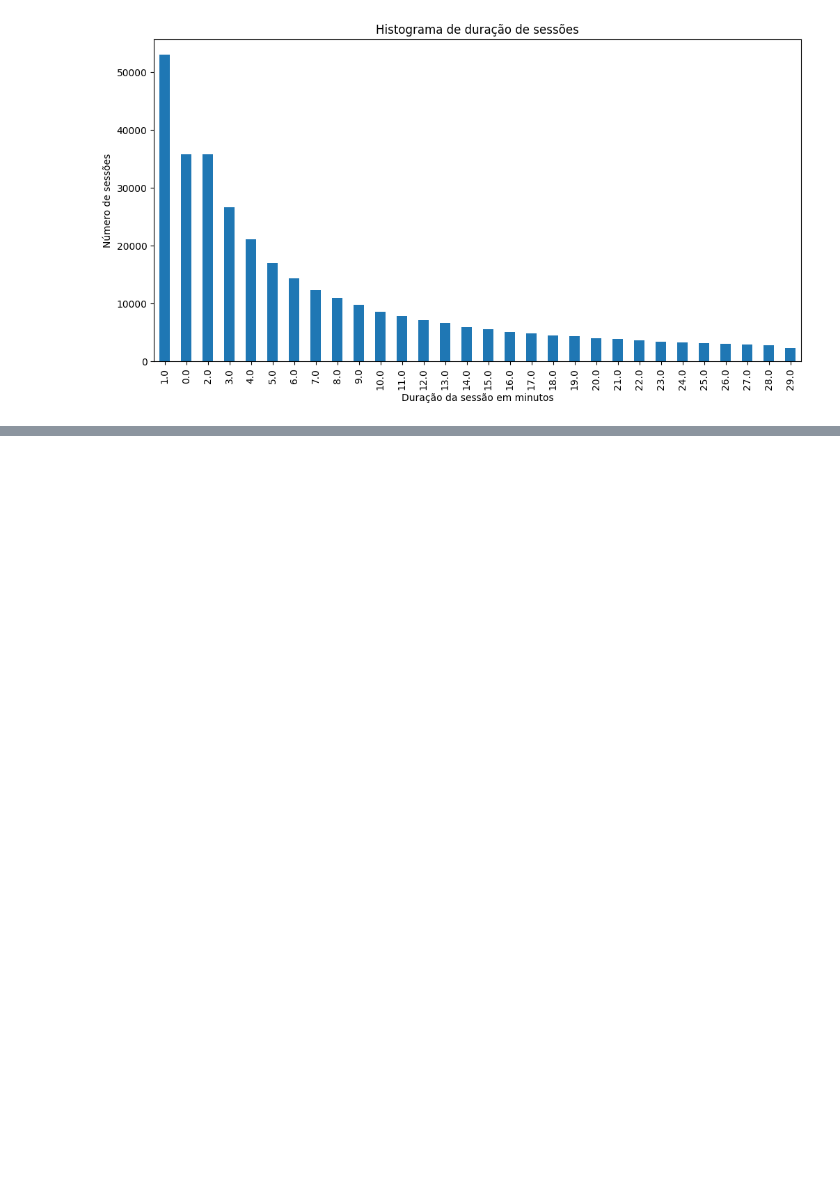
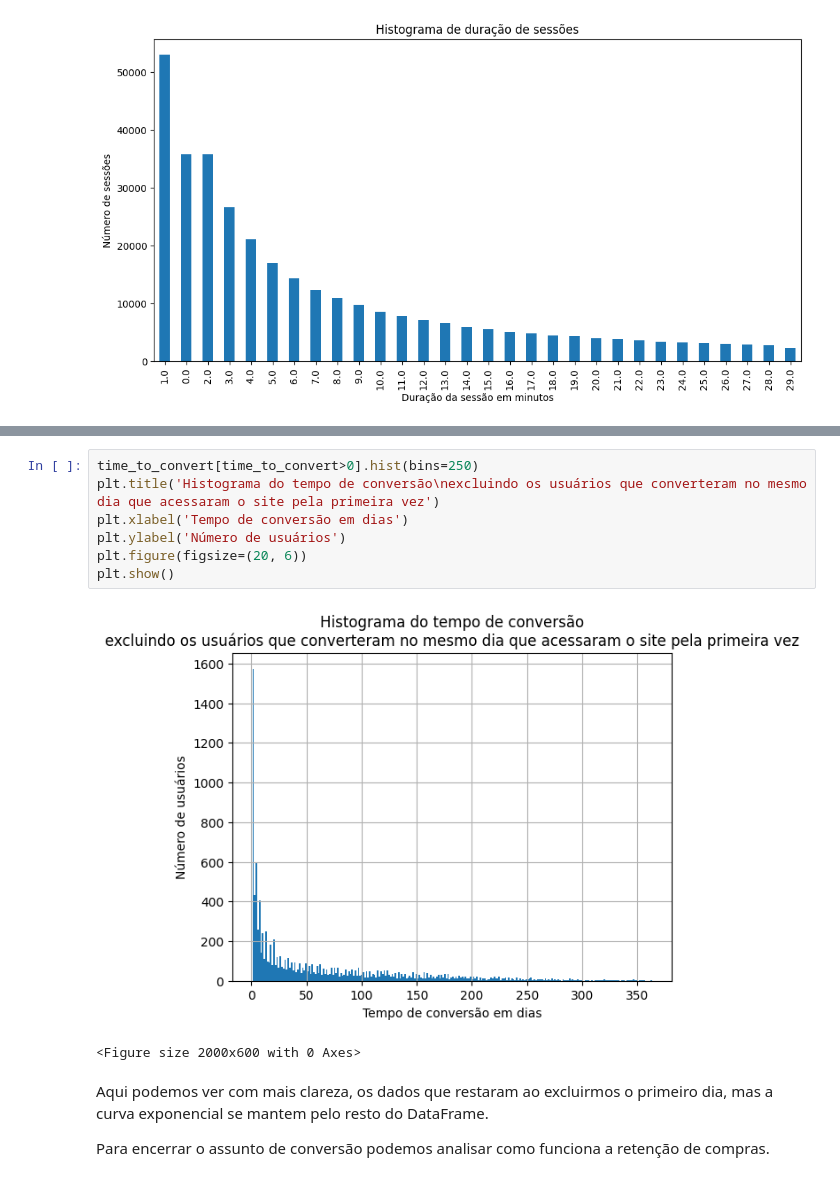
Before and after one commit to gustavoquareli/projeto-S_08, a Jupyter notebook: notebook.ipynb, the cells around one changed output, grey strips where cells are left out. Drawn from its saved outputs; the diff is of its cells as text; blank space fills up the shorter version.

```diff
--- a/notebook.ipynb
+++ b/notebook.ipynb
@@ -344,0 +521,14 @@ plt.show()
+# %%
+time_to_convert[time_to_convert>0].hist(bins=250)
+plt.title('Histograma do tempo de conversão\nexcluindo os usuários que converteram no mesmo dia que acessaram o site pela primeira vez')
+plt.xlabel('Tempo de conversão em dias')
+plt.ylabel('Número de usuários')
+plt.figure(figsize=(20, 6))
+plt.show()
+# %% [output]
+[figure, added]
+<Figure size 2000x600 with 0 Axes>
+# %% [markdown]
+Aqui podemos ver com mais clareza, os dados que restaram ao excluirmos o primeiro dia, mas a curva exponencial se mantem pelo resto do DataFrame.
+
+Para encerrar o assunto de conversão podemos analisar como funciona a retenção de compras.
```
Also changed, not shown: parts of 42 cells of this notebook.
